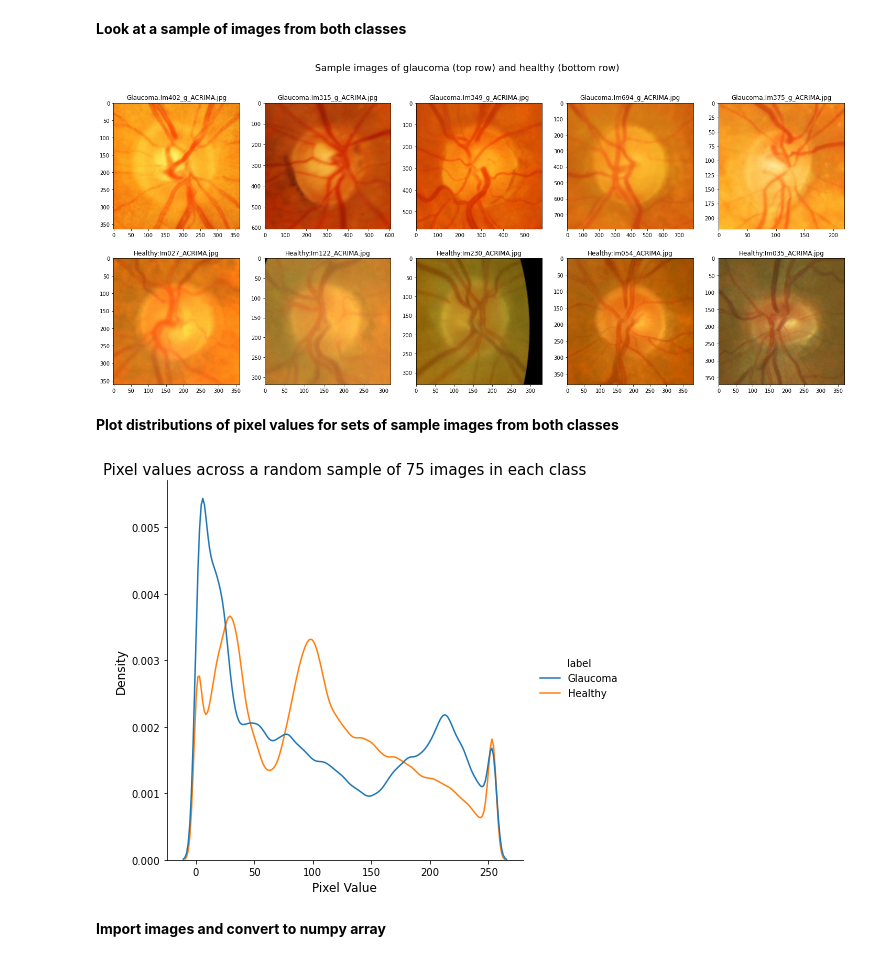
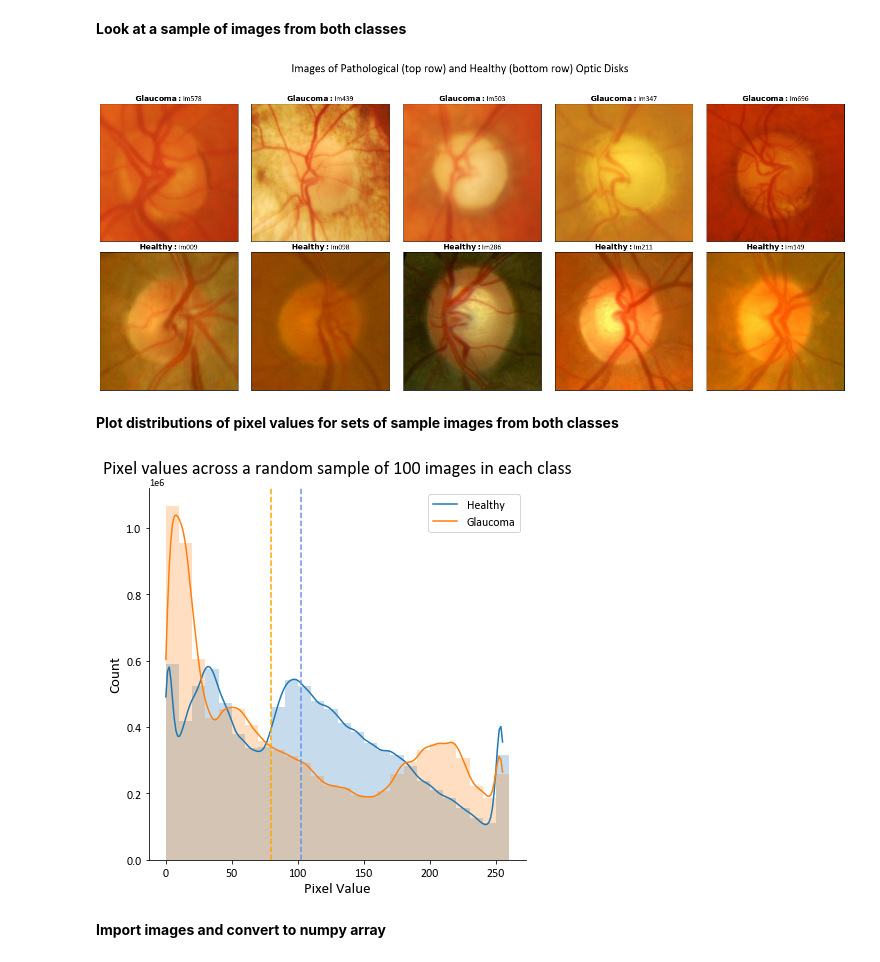
Before and after one commit to gigi-codes/wwc_hackathon_22, a Jupyter notebook: code/01_import_save_data.ipynb, the cells around one changed output. Saved outputs shown, nothing was run; the diff lists cells and outputs as text; code cells hidden in the pictures.

```diff
--- a/code/01_import_save_data.ipynb
+++ b/code/01_import_save_data.ipynb
@@ -51,25 +51,45 @@ glaucoma_images = files[files['label']==1]['file_path'].sample(5)
 healthy_images = files[files['label']==0]['file_path'].sample(5)
 # %%
 fig, ax = plt.subplots(2, 5, figsize=(25,10))
-fig.suptitle('Sample images of glaucoma (top row) and healthy (bottom row)', size=18)
+fig.suptitle('Images of Pathological (top row) and Healthy (bottom row) Optic Disks',
+             size=22)
+
+plt.rcParams.update({'font.sans-serif':'Calibri'})
+
+plt.subplots_adjust(wspace=0.1,
+                   hspace=0.05)
 
 for i, f in enumerate(glaucoma_images):
     ax[0,i].imshow(Image.open(f))
-    ax[0,i].set_title(f"Glaucoma:{Path(f).name}")
+    ax[0,i].set_title(r"$\bf{Glaucoma: }$" + f"{Path(f).name[0:5]}", size=14)
+    ax[0,i].tick_params(
+        axis='both',
+        which='both',
+        bottom=False,
+        left=False,
+        labelbottom=False,
+        labelleft=False)
 
 for i, f in enumerate(healthy_images):
     ax[1,i].imshow(Image.open(f))
-    ax[1,i].set_title(f"Healthy:{Path(f).name}")
+    ax[1,i].set_title(r"$\bf{Healthy: }$" + f"{Path(f).name[0:5]}", size=14)
+    ax[1,i].tick_params(
+        axis='both',
+        which='both',
+        bottom=False,
+        left=False,
+        labelbottom=False,
+        labelleft=False)
 
 # uncomment below to save figure
-# plt.savefig('../figures/sample_images.png', bbox_inches='tight', dpi='figure')
+plt.savefig('../figures/sample_images.png', bbox_inches='tight', dpi='figure')
 # %% [output]
-[figure, old version]
+[figure, new version]
 # %% [markdown]
 **Plot distributions of pixel values for sets of sample images from both classes**
 # %%
-glaucoma_images = files[files['label']==1]['file_path'].sample(75)
-healthy_images = files[files['label']==0]['file_path'].sample(75)
+glaucoma_images = files[files['label']==1]['file_path'].sample(100)
+healthy_images = files[files['label']==0]['file_path'].sample(100)
 pixels_g = []
 pixels_h = []
 for i, f in enumerate(glaucoma_images):
@@ -81,14 +101,45 @@ for i, f in enumerate(healthy_images):
 pixels_df = pd.DataFrame({'pixels':np.concatenate((pixels_g, pixels_h)),
                           'label':np.concatenate((['Glaucoma']*len(pixels_g),(['Healthy']*len(pixels_h))))})
 # %%
-sns.displot(data=pixels_df, x='pixels', hue='label', kind='kde', height=6)
-plt.xlabel('Pixel Value', size=12)
-plt.ylabel('Density', size=12)
-plt.title('Pixel values across a random sample of 75 images in each class', size=15);
+# establish palette so Glaucoma is always orange
+palette = {"Healthy":"tab:blue",
+           "Glaucoma":"tab:orange"}
+
+# set up font for plot
+plt.rcParams.update({'font.sans-serif':'Calibri'})
+
+# plot
+sns.displot(data=pixels_df,
+            x='pixels',
+            hue='label',    # assign colors based on label
+            kind='hist',    # plot histogram
+            binwidth=10,
+            kde=True,       # also plot kde
+            element='step', # plot histogram as step
+            height=6,
+            legend=False,   # don't plot legend
+            palette=palette,# use palette to assign colors
+            edgecolor=None) # don't draw dark line around histogram
+
+# add median lines
+plt.axvline(pixels_df.groupby('label').median().loc['Glaucoma'].values[0],
+            ymax=800_500, linestyle='dashed', color='orange')
+
+plt.axvline(pixels_df.groupby('label').median().loc['Healthy'].values[0],
+            ymax=800_500, linestyle='dashed', color='cornflowerblue')
+
+# labels and title
+plt.legend(['Healthy', 'Glaucoma'], fontsize=12)
+plt.xlabel('Pixel Value', size=15)
+plt.ylabel('Count', size=15)
+plt.xticks(fontsize=12)
+plt.yticks(fontsize=12)
+plt.title('Pixel values across a random sample of 100 images in each class', size=18, y=1, pad=15);
+
 # uncomment below to save figure
-# plt.savefig('../figures/pixel_distribution.png', bbox_inches='tight', dpi='figure')
+plt.savefig('../figures/pixel_distribution.png', bbox_inches='tight', dpi=300)
 # %% [output]
-[figure, old version]
+[figure, new version]
 # %% [markdown]
 **Import images and convert to numpy array**
 # %%
```
Also changed, not shown: parts of 8 cells of this notebook, 23 other files.
